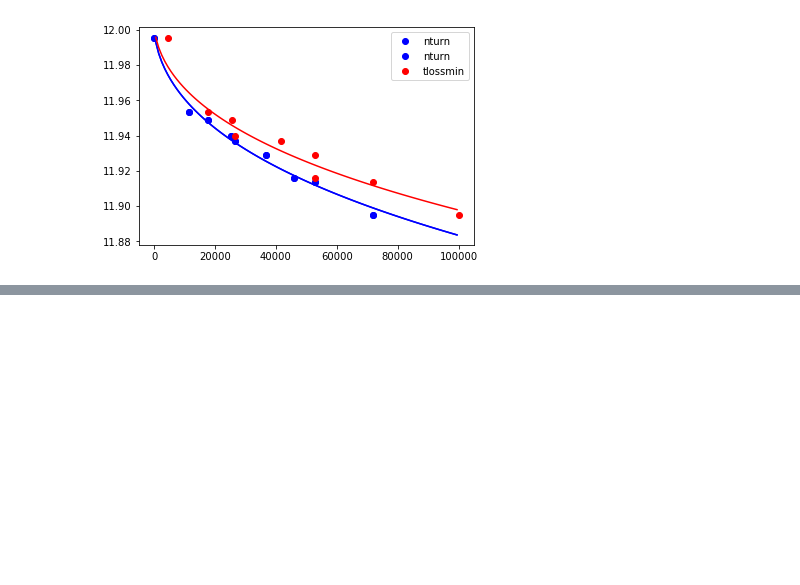
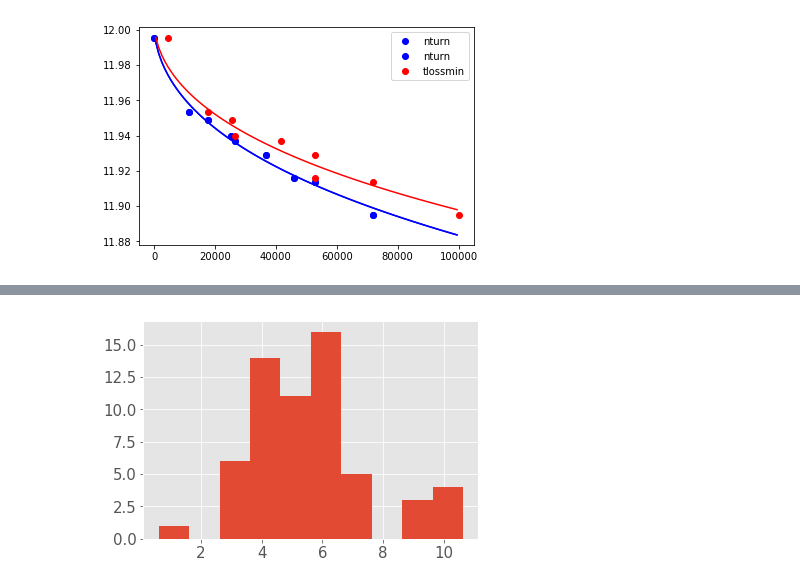
Before and after one commit to mtitze/HL-LHC, a Jupyter notebook: examples/development_fitting.ipynb, the cells around one changed output, grey strips where cells are left out. Cells and saved outputs as stored; diff of their text form; code cells hidden in the pictures; blank space fills up the shorter version.

```diff
--- a/examples/development_fitting.ipynb
+++ b/examples/development_fitting.ipynb
@@ -282,0 +408,12 @@ plt.show()
+# %%
+basedir = '/media/phermes/local/DA_studies/injection_2016/db/'
+chroma, ioct = 4,8
+d = davst(basedir+"lhc_b1_inj_2016_qp_{0}_ioct_{1}.db".format(chroma,ioct),emit=2.5)
+d.check_monotonicity = True
+d.fit(save=True)
+d.get_extrapolated_da(minutes=30,save=True)
+# %%
+d.extrapolated_da['exda_1800_sec'].hist()
+plt.show()
+# %% [output]
+[figure, added]
```
Also changed, not shown: parts of 32 cells of this notebook.
